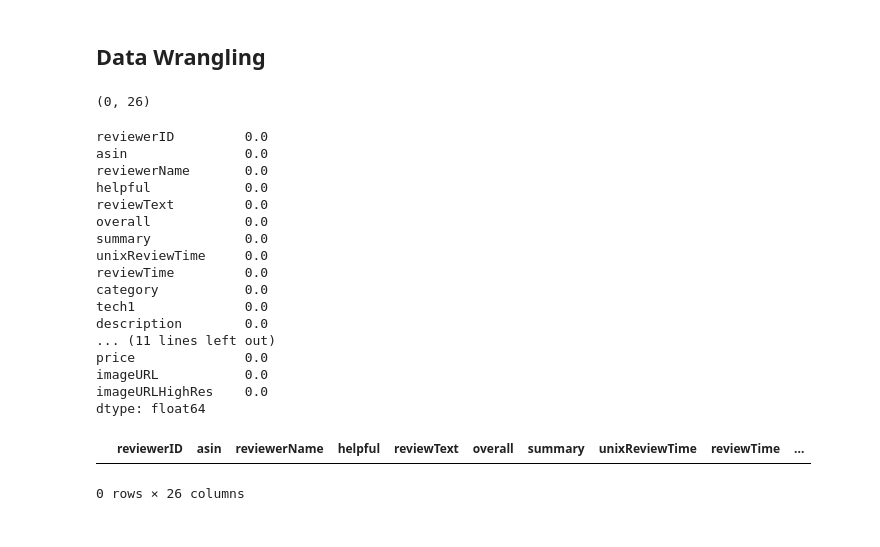
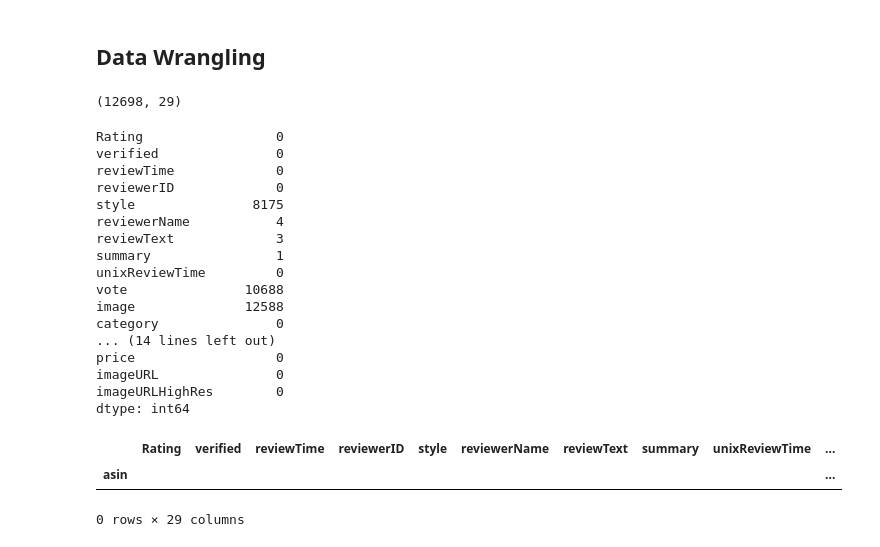
Before and after one commit to KOBeerose/Tech-Gadgets-Recommendation, a Jupyter notebook: Amazon_Dataset_wrangling.ipynb, the cells around one changed output. Drawn from its saved outputs; the diff is of its cells as text; code cells hidden in the pictures.

```diff
--- a/Amazon_Dataset_wrangling.ipynb
+++ b/Amazon_Dataset_wrangling.ipynb
@@ -52,13 +92,13 @@ https://nijianmo.github.io/amazon/index.html
 import pandas as pd
 
 
-## Imporing a sample of Electronics Dataset with Pandas
+## Imporing the Cell Phones and Accessories Dataset with Pandas
 
-with open('Datasets/Sample_Electronics.json') as data:
+with open('Datasets/Sample_Cell_Phones_and_Accessories_5.json') as data:
     review_df = pd.read_json(data, orient='records', lines=True)
 
 # Indexing by the asin column
-#review_df = (review_df.rename(columns={'overall': 'Rating'})).set_index("asin")
+review_df = (review_df.rename(columns={'overall': 'Rating'})).set_index("asin")
 
 
 # Checking the reviews sample
@@ -76,7 +117,7 @@ Total data: (6, 9)
 # Decompressing the file
 import gzip
 
-## Importing the Metadata of Electronics Dataset
+## Importing the Metadata of Cell Phones and Accessories Dataset
 
 def parse(path):
   g = gzip.open(path, 'rb')
@@ -91,13 +132,13 @@ def getDF(path):
     i += 1
   return pd.DataFrame.from_dict(df, orient='index')
 
-meta_df = getDF('Datasets/Sample_meta_Electronics.json.gz')
+dfmeta = getDF('Datasets/Sample_meta_Cell_Phones_and_Accessories.json.gz')
 
 # Indexing by the asin column
-#meta_df = dfmeta.set_index("asin")
-meta_df['asin']=meta_df['asin'].astype(int)
+
+meta_df = dfmeta.set_index("asin")
+#meta_df['asin']=meta_df['asin'].astype(int)
 
 # Checking the metadata sample
-print ("Total metadata:", str(meta_df.shape))
 meta_df.head()
 # %% [output]
@@ -149,39 +191,40 @@ memory usage: 4.4+ KB
 # %% [markdown]
 ## Data Wrangling
 # %%
-## Extracting Laptops from title column
+## Extracting Cell Phones from title column
 
 product_reviews=product_reviews.dropna(subset=['title'])
 
-laptop_reviews = product_reviews[product_reviews["title"].str.contains("laptop|laptops|Laptop|Laptops")]
+phone_reviews = product_reviews[product_reviews["title"].str.contains("phone|phones|Phone|Phones|cell|Cell|mobile ")]
 # %%
-laptop_reviews.shape
+phone_reviews.shape
 # %% [output]
-(0, 26)
+(12698, 29)
 # %%
 # cheking the missing values
 
-laptop_reviews.isnull().sum()
+phone_reviews.isnull().sum()
 # %% [output]
-reviewerID         0.0
-asin               0.0
-reviewerName       0.0
-helpful            0.0
-reviewText         0.0
-overall            0.0
-summary            0.0
-unixReviewTime     0.0
-reviewTime         0.0
-category           0.0
-tech1              0.0
-description        0.0
-... (11 lines left out)
-price              0.0
-imageURL           0.0
-imageURLHighRes    0.0
-dtype: float64
+Rating                 0
+verified               0
+reviewTime             0
+reviewerID             0
+style               8175
+reviewerName           4
+reviewText             3
+summary                1
+unixReviewTime         0
+vote               10688
+image              12588
+category               0
+... (14 lines left out)
+price                  0
+imageURL               0
+imageURLHighRes        0
+dtype: int64
 # %%
-laptop_reviews[laptop_reviews['brand'].isnull()]
+phone_reviews[phone_reviews['brand'].isnull()]
 # %% [output]
-|  | reviewerID | asin | reviewerName | helpful | reviewText | overall | summary | unixReviewTime | reviewTime | ... |
+|  | Rating | verified | reviewTime | reviewerID | style | reviewerName | reviewText | summary | unixReviewTime | ... |
+| asin |  |  |  |  |  |  |  |  |  | ... |
-0 rows × 26 columns
+0 rows × 29 columns
```
Also changed, not shown: parts of 11 cells of this notebook.
